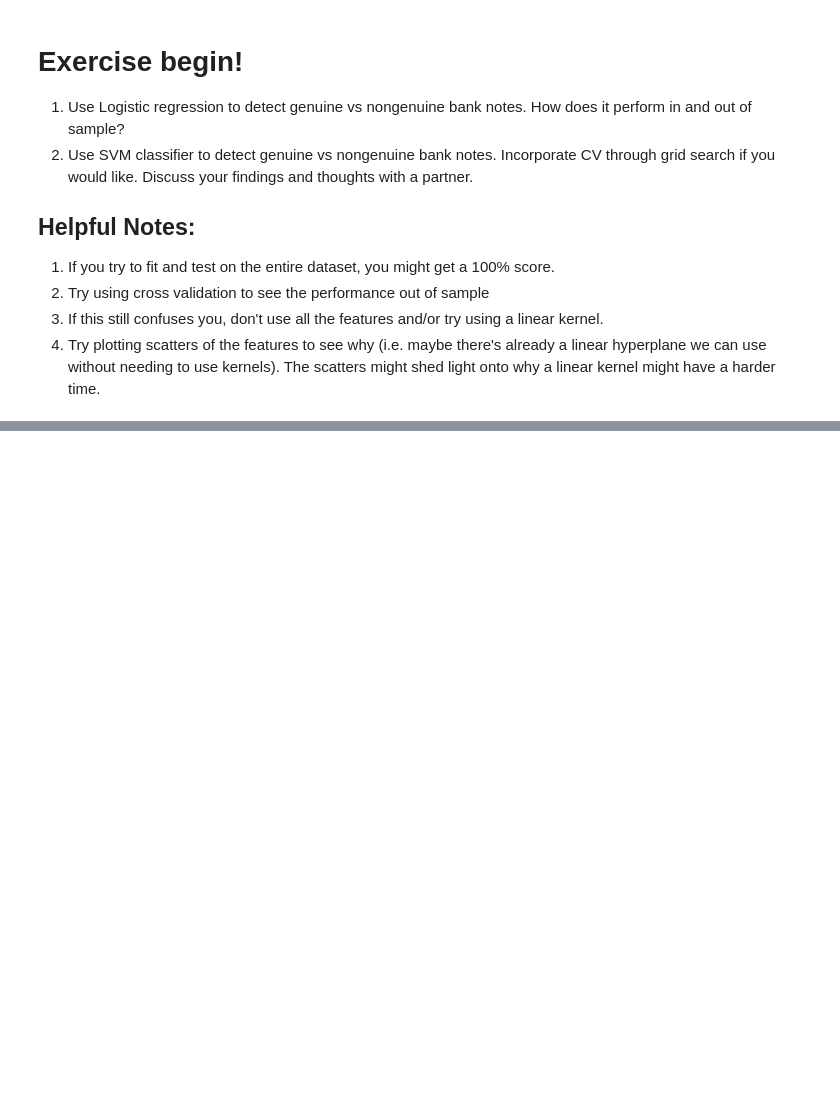
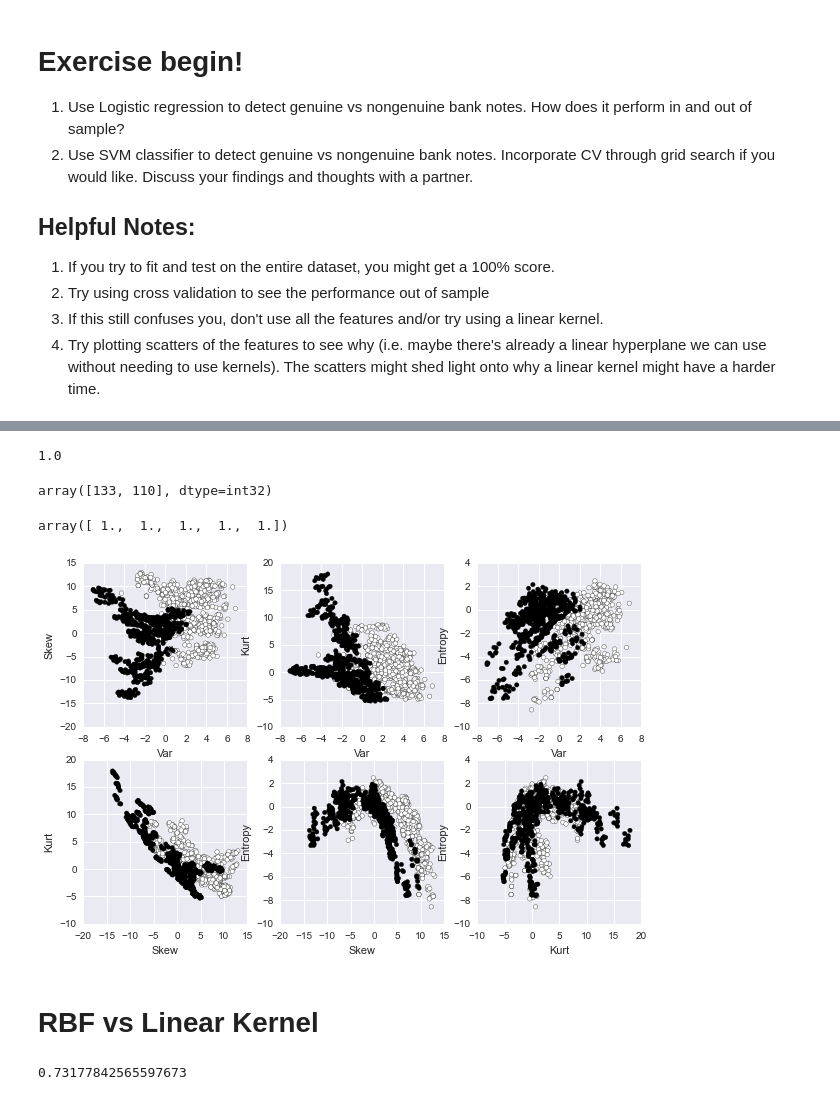
Before and after one commit to brianchandbound/ga-ds, a Jupyter notebook: 11_svm/11_02_banknotes.ipynb, the cells around one changed output, grey strips where cells are left out. Cells and saved outputs as stored; diff of their text form; code cells hidden in the pictures; blank space fills up the shorter version.

```diff
--- a/11_svm/11_02_banknotes.ipynb
+++ b/11_svm/11_02_banknotes.ipynb
@@ -47,0 +76,8 @@ y = data.ix[:,-1]
+# %%
+model.score(X,y)
+# %% [output]
+1.0
+# %%
+model.n_support_
+# %% [output]
+array([133, 110], dtype=int32)
@@ -47,0 +88,5 @@ y = data.ix[:,-1]
+# %%
+#cross_val_score(model,X,y,cv=KFold(len(X),n_folds=5,shuffle=True))
+cross_val_score(model,X,y,cv=KFold(len(X),n_folds=5,shuffle=True))
+# %% [output]
+array([ 1.,  1.,  1.,  1.,  1.])
@@ -47,0 +95,11 @@ y = data.ix[:,-1]
+# %%
+plt.figure(figsize=(10,10))
+
+for idx, (x1,x2) in enumerate(combinations(data.columns[:-1],2)):
+    plt.subplot(3,3,idx+1)
+    plt.scatter( data.ix[:,x1],data.ix[:,x2],c=data.Genuine)
+    plt.xlabel(x1),plt.ylabel(x2)
+# %% [output]
+[figure, added]
+# %% [markdown]
+# RBF vs Linear Kernel
@@ -47,0 +109,6 @@ y = data.ix[:,-1]
+# %%
+model = svm.SVC(kernel="rbf",gamma=.0001)
+model.fit(X,y)
+model.score(X,y)
+# %% [output]
+0.73177842565597673
```
Also changed, not shown: parts of 12 cells of this notebook, 2 other files.
